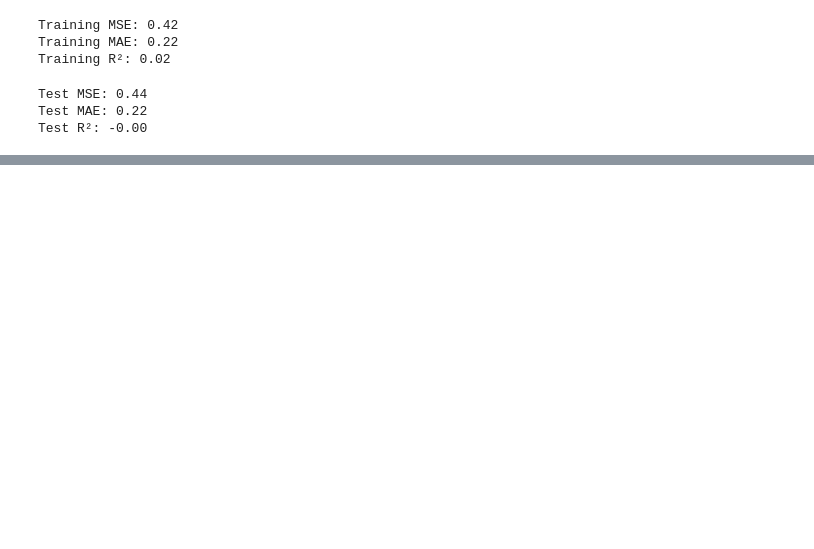
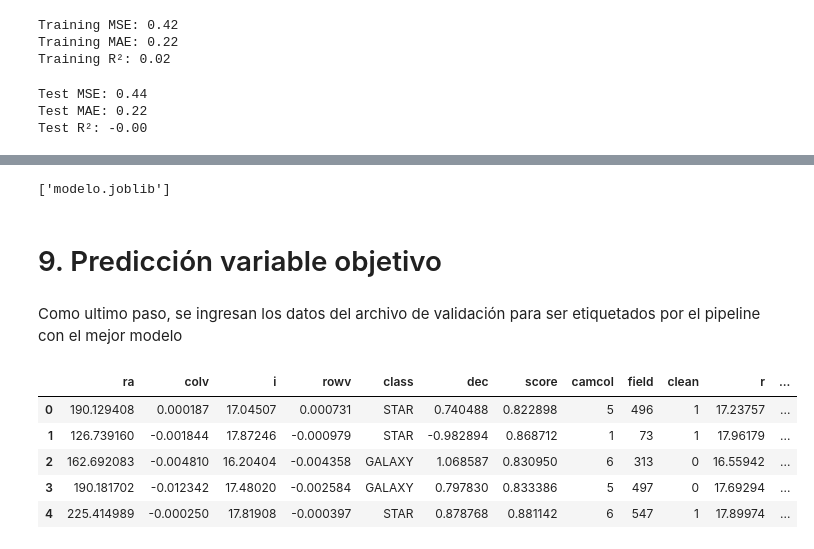
Before and after one commit to Paulina-A-V/Laboratorio, a Jupyter notebook: notebook lab 1.ipynb, the cells around one changed output, grey strips where cells are left out. Saved outputs shown, nothing was run; the diff lists cells and outputs as text; code cells hidden in the pictures; blank space fills up the shorter version.

```diff
--- a/notebook lab 1.ipynb
+++ b/notebook lab 1.ipynb
@@ -538,0 +549,7 @@ Test R²: -0.00
+# %%
+from joblib import dump, load
+
+
+dump(mejor_pipeline, filename)
+# %% [output]
+['modelo.joblib']
@@ -538,0 +558,14 @@ Test R²: -0.00
+# %% [markdown]
+# 9. Predicción variable objetivo
+# %% [markdown]
+Como ultimo paso, se ingresan los datos del archivo de validación para ser etiquetados por el pipeline con el mejor modelo
+# %%
+v_data = pd.read_csv("./validation_data.csv")
+v_data.head()
+# %% [output]
+|  | ra | colv | i | rowv | class | dec | score | camcol | field | clean | r | ... |
+| 0 | 190.129408 | 0.000187 | 17.04507 | 0.000731 | STAR | 0.740488 | 0.822898 | 5 | 496 | 1 | 17.23757 | ... |
+| 1 | 126.739160 | -0.001844 | 17.87246 | -0.000979 | STAR | -0.982894 | 0.868712 | 1 | 73 | 1 | 17.96179 | ... |
+| 2 | 162.692083 | -0.004810 | 16.20404 | -0.004358 | GALAXY | 1.068587 | 0.830950 | 6 | 313 | 0 | 16.55942 | ... |
+| 3 | 190.181702 | -0.012342 | 17.48020 | -0.002584 | GALAXY | 0.797830 | 0.833386 | 5 | 497 | 0 | 17.69294 | ... |
+| 4 | 225.414989 | -0.000250 | 17.81908 | -0.000397 | STAR | 0.878768 | 0.881142 | 6 | 547 | 1 | 17.89974 | ... |
```
Also changed, not shown: parts of 12 cells of this notebook, 3 other files.
